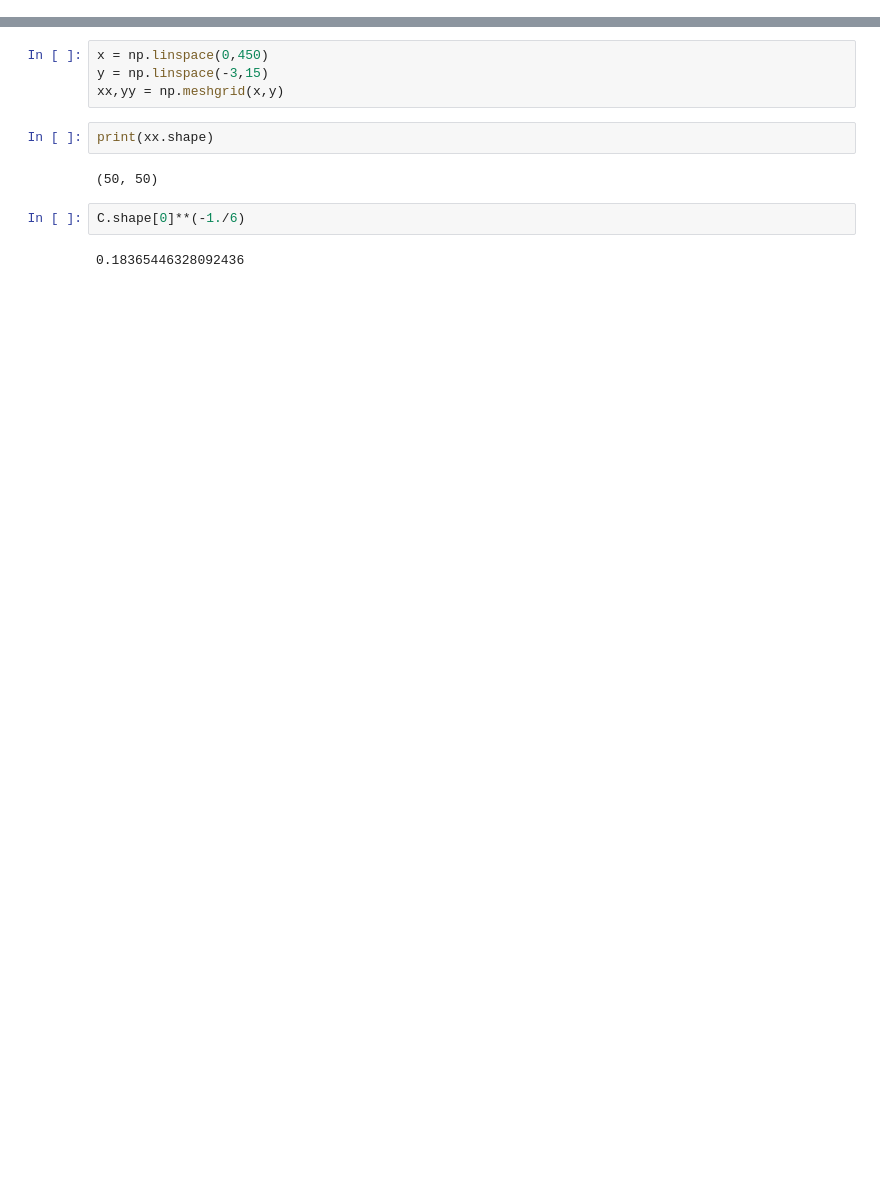
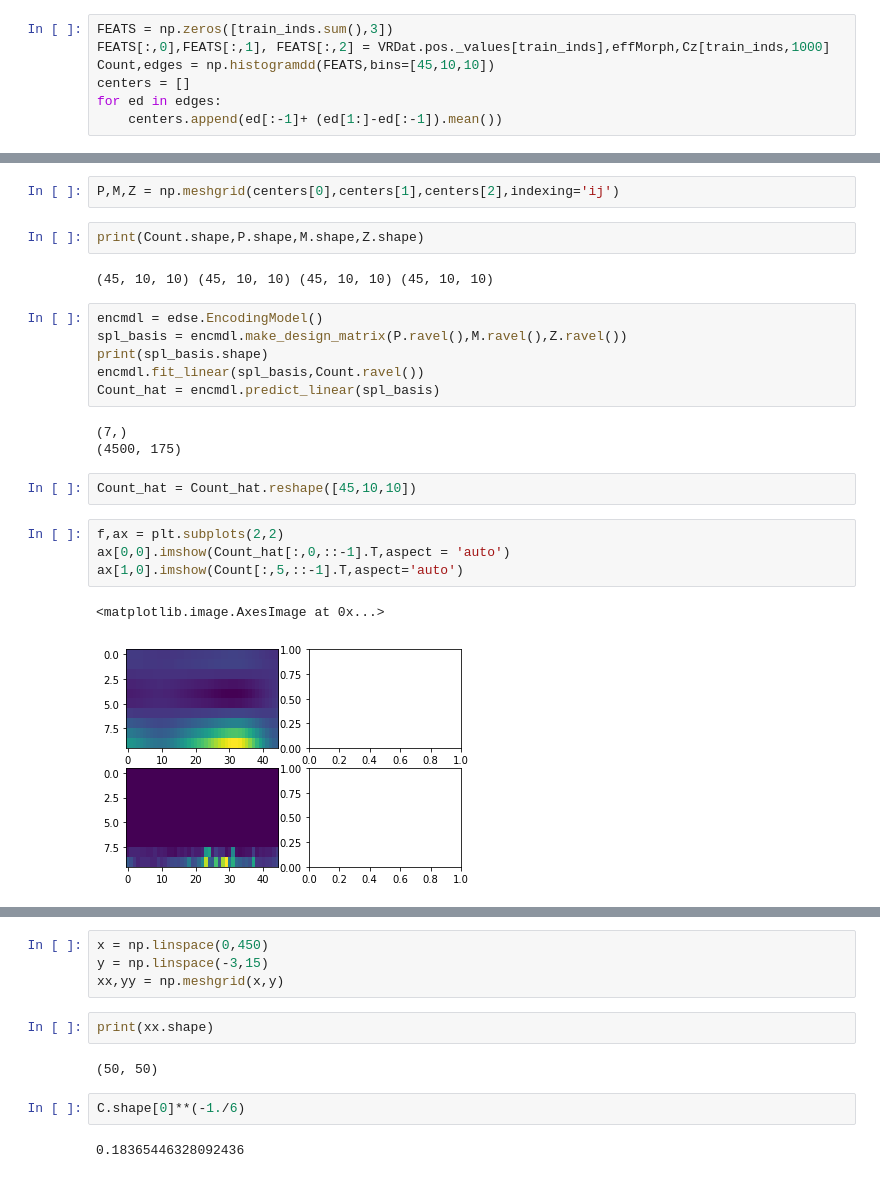
Before and after one commit to GiocomoLab/MightyMorphingPhotonRangers, a Jupyter notebook: EmpiricalDensityDecoding/LikelihoodDebugging.ipynb, the cells around one changed output, grey strips where cells are left out. Cells and saved outputs as stored; diff of their text form; blank space fills up the shorter version.

Commit message:
major work on spline models

```diff
--- a/EmpiricalDensityDecoding/LikelihoodDebugging.ipynb
+++ b/EmpiricalDensityDecoding/LikelihoodDebugging.ipynb
@@ -77,0 +83,7 @@ Cz = sp.stats.zscore(C,axis=0)
+# %%
+FEATS = np.zeros([train_inds.sum(),3])
+FEATS[:,0],FEATS[:,1], FEATS[:,2] = VRDat.pos._values[train_inds],effMorph,Cz[train_inds,1000]
+Count,edges = np.histogramdd(FEATS,bins=[45,10,10])
+centers = []
+for ed in edges:
+    centers.append(ed[:-1]+ (ed[1:]-ed[:-1]).mean())
@@ -78,2 +115,26 @@ Cz = sp.stats.zscore(C,axis=0)
+# %%
+P,M,Z = np.meshgrid(centers[0],centers[1],centers[2],indexing='ij')
+# %%
+print(Count.shape,P.shape,M.shape,Z.shape)
+# %% [output]
+(45, 10, 10) (45, 10, 10) (45, 10, 10) (45, 10, 10)
+# %%
+encmdl = edse.EncodingModel()
+spl_basis = encmdl.make_design_matrix(P.ravel(),M.ravel(),Z.ravel())
+print(spl_basis.shape)
+encmdl.fit_linear(spl_basis,Count.ravel())
+Count_hat = encmdl.predict_linear(spl_basis)
+# %% [output]
+(7,)
+(4500, 175)
+# %%
+Count_hat = Count_hat.reshape([45,10,10])
+# %%
+f,ax = plt.subplots(2,2)
+ax[0,0].imshow(Count_hat[:,0,::-1].T,aspect = 'auto')
+ax[1,0].imshow(Count[:,5,::-1].T,aspect='auto')
+# %% [output]
+<matplotlib.image.AxesImage at 0x...>
+[figure, added]
 # %%
 #cell = 118
```
Also changed, not shown: parts of 13 cells of this notebook, 6 other files.
